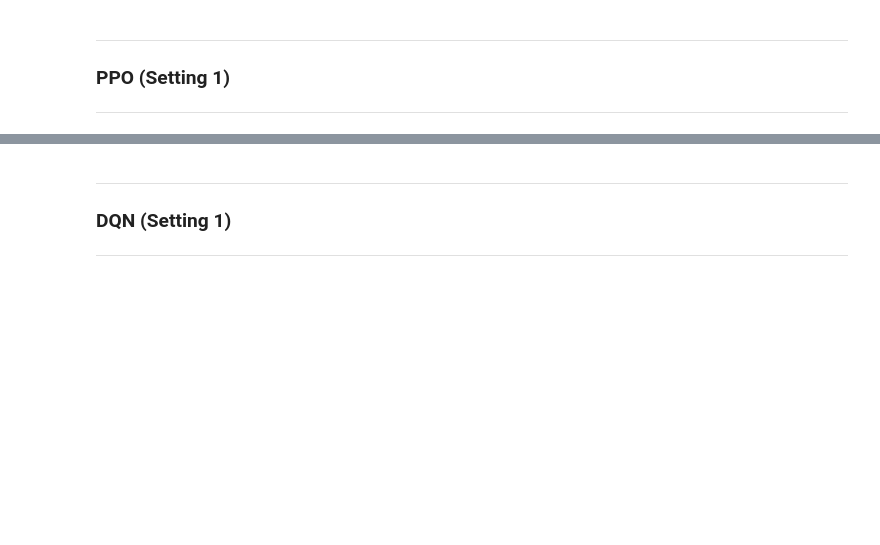
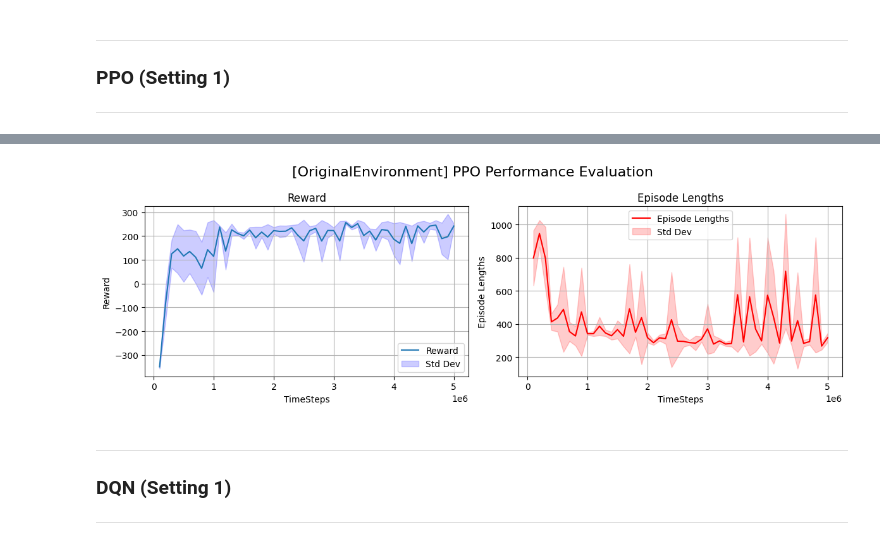
Before and after one commit to EstevesX10/OpenAI-Gym-Lunar-Lander, a Jupyter notebook: LunarLander/LunarLander.ipynb, the cells around one changed output, grey strips where cells are left out. Drawn from its saved outputs; the diff is of its cells as text; code cells hidden in the pictures; blank space fills up the shorter version.

Commit message:
Updated Notebook with Plot

```diff
--- a/LunarLander/LunarLander.ipynb
+++ b/LunarLander/LunarLander.ipynb
@@ -76,4 +79,9 @@ model = ppoSetup1.train()
 ppoSetup1.test(model=model, numEpisodes=1)
+# %%
+# Evaluate Results
+ppoSetup1.checkResults()
+# %% [output]
+[figure, added]
 # %% [markdown]
 ---
 ### DQN (Setting 1)
```
Also changed, not shown: parts of 2 cells of this notebook.
